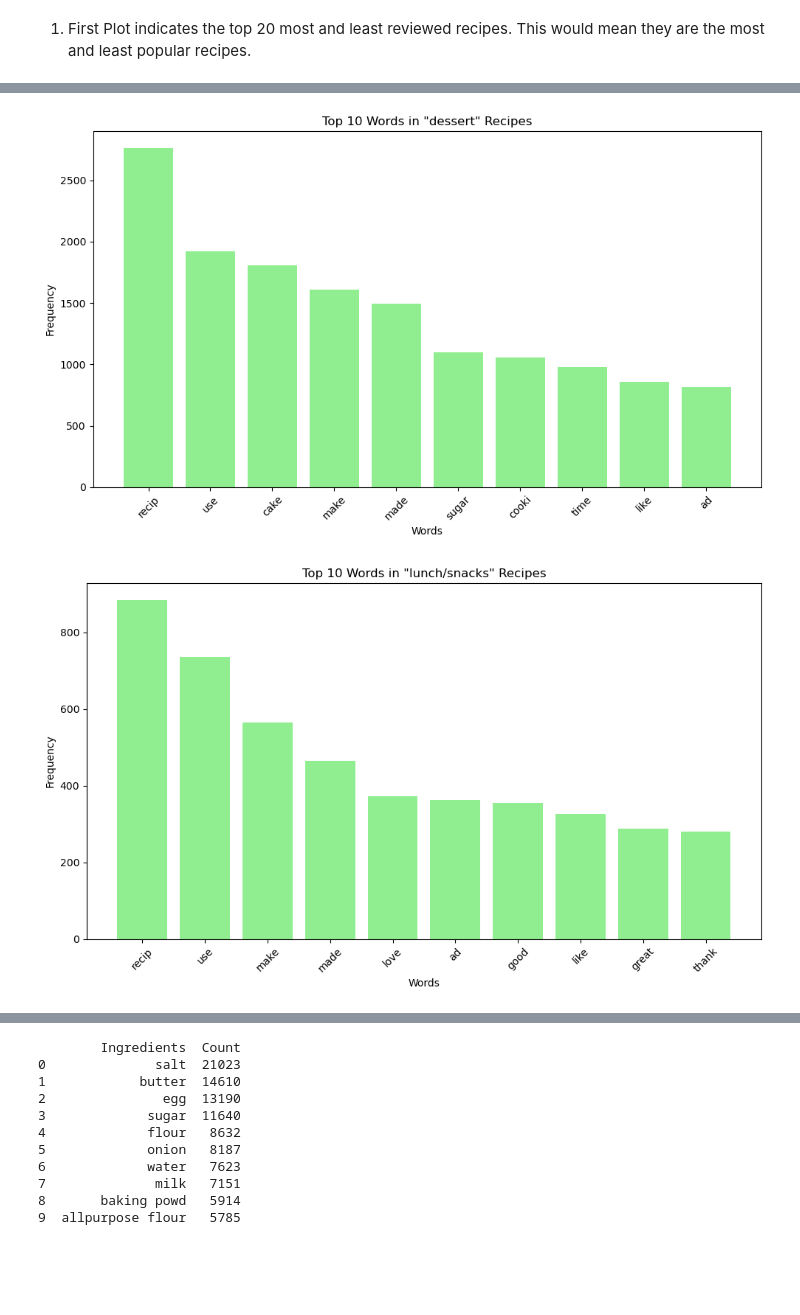
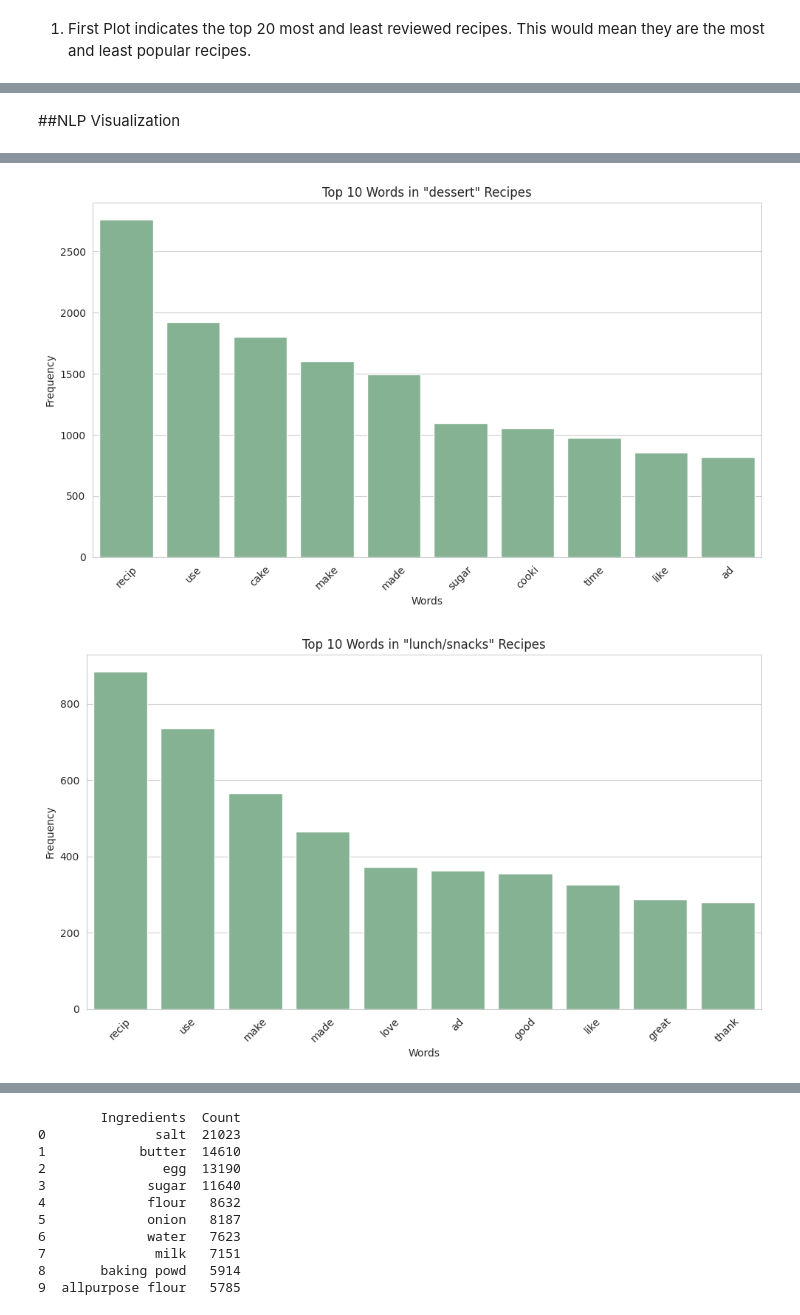
Before and after one commit to mmuirigo/Group-6-Capstone-Project, a Jupyter notebook: Recipe_Recomender22052025.ipynb, the cells around one changed output, grey strips where cells are left out. Saved outputs shown, nothing was run; the diff lists cells and outputs as text; code cells hidden in the pictures; blank space fills up the shorter version.

```diff
--- a/Recipe_Recomender22052025.ipynb
+++ b/Recipe_Recomender22052025.ipynb
@@ -286,0 +284,7 @@ memory usage: 8.9+ MB
+# %%
+from sklearn.preprocessing import LabelEncoder
+
+recipe_encoder = LabelEncoder()
+author_encoder = LabelEncoder()
+
+merged_df['RecipeId_encoded'] = recipe_encoder.fit_transform(merged_df['RecipeId'])
@@ -609,10 +694,14 @@ from sklearn.cluster import KMeans
 # %%
 def tokenize_and_preprocess(reviews):
     import re
+    import nltk
     from nltk.corpus import stopwords
     from nltk.tokenize import word_tokenize
     from nltk.stem import SnowballStemmer
 
+    # Ensure required resources are downloaded
+    nltk.download('punkt')
+    nltk.download('stopwords')
     # Get English stop words
     stop_words = stopwords.words('english')
     patt = re.compile(r'\b(' + r'|'.join(stop_words) + r')\b\s+')
@@ -622,7 +711,7 @@ def tokenize_and_preprocess(reviews):
 
     # Step 1: Lowercase, remove numbers, remove mentions, hashtags, URLs, stopwords
     preproc_step1 = (
-        merged_df.Review
+        reviews
         .str.lower()
         .str.replace(r'[0-9]+', '', regex=True)
         .str.replace(mention_hashtag_url_regex, '', regex=True)
@@ -643,35 +732,51 @@ def tokenize_and_preprocess(reviews):
     preprocessed = preproc1_tokenized.apply(remove_punct_and_stem)
 
     return preprocessed
-
-# Apply it
-merged_df['preprocessed_text'] = tokenize_and_preprocess(merged_df.Review)
 # %%
 top_categories = merged_df['RecipeCategory'].value_counts().head(5).index
 merged_df_top_cat = merged_df[merged_df['RecipeCategory'].isin(top_categories)].copy()
+# %% [markdown]
+##NLP Visualization
 # %%
 from collections import Counter
+import matplotlib.pyplot as plt
+import seaborn as sns
+import nltk
 
-# Tokenize each review
+# Download required tokenizer
+nltk.download('punkt_tab', force=True)
+
+# Apply preprocessing to the full dataframe
+merged_df['preprocessed_text'] = tokenize_and_preprocess(merged_df['Review'])
+
+# Filter the top 5 recipe categories
+top_categories = merged_df['RecipeCategory'].value_counts().head(5).index
+merged_df_top_cat = merged_df[merged_df['RecipeCategory'].isin(top_categories)].copy()
+
+# Tokenize preprocessed text
 merged_df_top_cat['tokens'] = merged_df_top_cat['preprocessed_text'].apply(lambda x: x.split())
 
 # Function to get top N words for a given category
-def get_top_words_by_category(merged_df_top_cat, category_name, n=10):
-    tokens = merged_df_top_cat[merged_df_top_cat['RecipeCategory'] == category_name]['tokens'].sum()
+def get_top_words_by_category(df, category_name, n=10):
+    tokens = df[df['RecipeCategory'] == category_name]['tokens'].sum()
     counter = Counter(tokens)
     return counter.most_common(n)
 
-# Get unique categories
+# Set seaborn style and palette
+sns.set_style("whitegrid")
+sns.set_palette("crest")
+
+# Plot top words for each category
 categories = merged_df_top_cat['RecipeCategory'].unique()
 for category in categories:
     top_words = get_top_words_by_category(merged_df_top_cat, category)
     if not top_words:
-        continue  # skip empty results
+        continue
 
     words, counts = zip(*top_words)
     plt.figure(figsize=(10, 6))
-    plt.bar(words, counts, color='lightgreen')
-    plt.title(f'Top 10 Words in "{category}" Recipes')
+    sns.barplot(x=list(words), y=list(counts))
+    plt.title(f'Top 10 Words in \"{category}\" Recipes')
     plt.xlabel('Words')
     plt.ylabel('Frequency')
     plt.xticks(rotation=45)
@@ -682,2 +793,2 @@ for category in categories:
-[figure, old version]
+[figure, new version]
-[figure, old version]
+[figure, new version]
```
Also changed, not shown: parts of 64 cells of this notebook.
